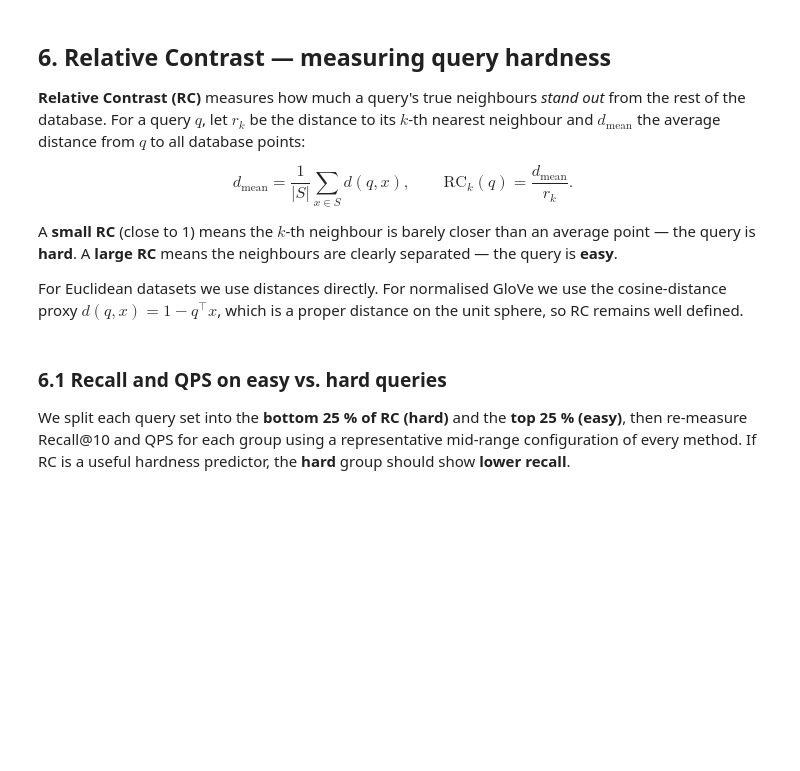
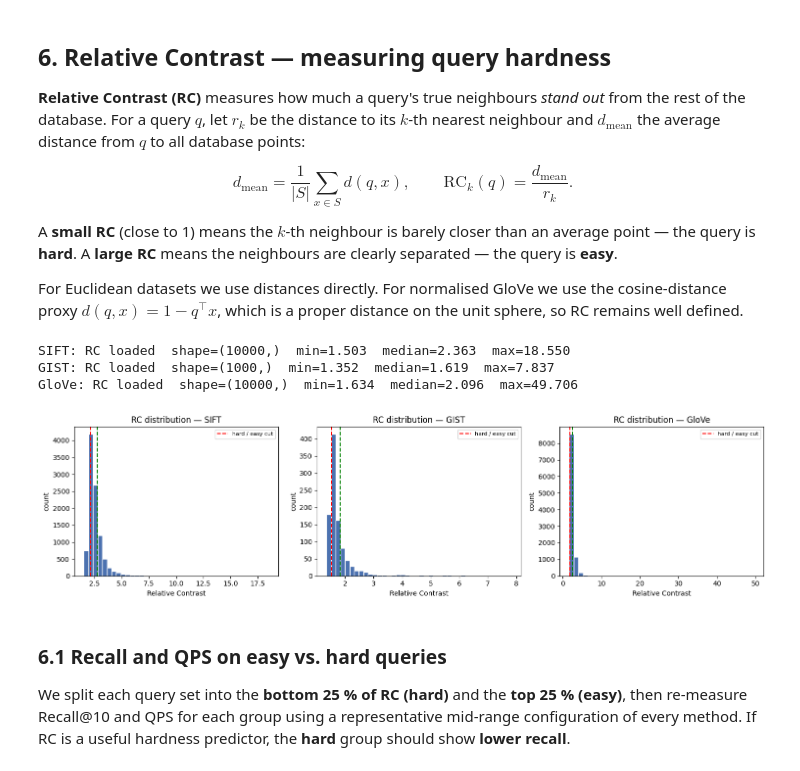
Before and after one commit to Dimitrispap123/Evaluations-of-Vector-Search-Methods-with-FAISS, a Jupyter notebook: faiss_vector_search.ipynb, the cells around one changed output. Drawn from its saved outputs; the diff is of its cells as text; code cells hidden in the pictures; blank space fills up the shorter version.

```diff
--- a/faiss_vector_search.ipynb
+++ b/faiss_vector_search.ipynb
@@ -47,7 +51,7 @@ print("FAISS threads :", faiss.omp_get_max_threads())
 # CONFIGURATION  --  edit DATA_ROOT and PROFILE for your environment
 # ------------------------------------------------------------------
 DATA_ROOT = "./data"      # folder containing sift/ gist/ glove/ subfolders
-PROFILE   = "smoke"       # "smoke" = fast sanity run, "full" = poster run
+PROFILE   = "full"       # "smoke" = fast sanity run, "full" = poster run
 
 RESULTS_DIR, PLOTS_DIR, QUERY_DIR = "./results", "./plots", "./modified_queries"
 for _d in (RESULTS_DIR, PLOTS_DIR, QUERY_DIR):
@@ -530,28 +557,31 @@ def compute_rc(xb, xq, k, metric, batch=256):
     rk = np.where(rk <= 1e-12, 1e-12, rk)         # guard against divide-by-zero
     return dmean / rk
 # %%
-# Compute RC for every dataset and store it.
+# RC values produced by run_analysis.py on the cluster — load instead of recomputing
 RC = {}
-for name, data in LOADED.items():
-    rc = compute_rc(data["xb"], data["xq"], K, data["metric"])
-    RC[name] = rc
-    print(f"{name:6s}: RC  min={rc.min():.3f}  median={np.median(rc):.3f}  "
-          f"max={rc.max():.3f}")
-
+for name in LOADED:
+    RC[name] = np.load(os.path.join(QUERY_DIR, name.lower(), "rc_values.npy"))
+    print(f"{name}: RC loaded  shape={RC[name].shape}  "
+          f"min={RC[name].min():.3f}  median={np.median(RC[name]):.3f}  max={RC[name].max():.3f}")
 # Histogram of RC per dataset
 fig, axes = plt.subplots(1, len(RC), figsize=(5 * len(RC), 4))
 if len(RC) == 1:
     axes = [axes]
 for ax, (name, rc) in zip(axes, RC.items()):
     ax.hist(rc, bins=40, color="#4c72b0", edgecolor="white")
     ax.axvline(np.quantile(rc, 0.25), color="red", ls="--", label="hard / easy cut")
     ax.axvline(np.quantile(rc, 0.75), color="green", ls="--")
     ax.set_title(f"RC distribution — {name}")
     ax.set_xlabel("Relative Contrast"); ax.set_ylabel("count")
     ax.legend(fontsize=8)
 fig.tight_layout()
 fig.savefig(os.path.join(PLOTS_DIR, "rc_distributions.png"), dpi=150)
 plt.show()
+# %% [output]
+SIFT: RC loaded  shape=(10000,)  min=1.503  median=2.363  max=18.550
+GIST: RC loaded  shape=(1000,)  min=1.352  median=1.619  max=7.837
+GloVe: RC loaded  shape=(10000,)  min=1.634  median=2.096  max=49.706
+[figure, added]
 # %% [markdown]
 ### 6.1 Recall and QPS on easy vs. hard queries
 
```
Also changed, not shown: parts of 15 cells of this notebook, 16 other files.
